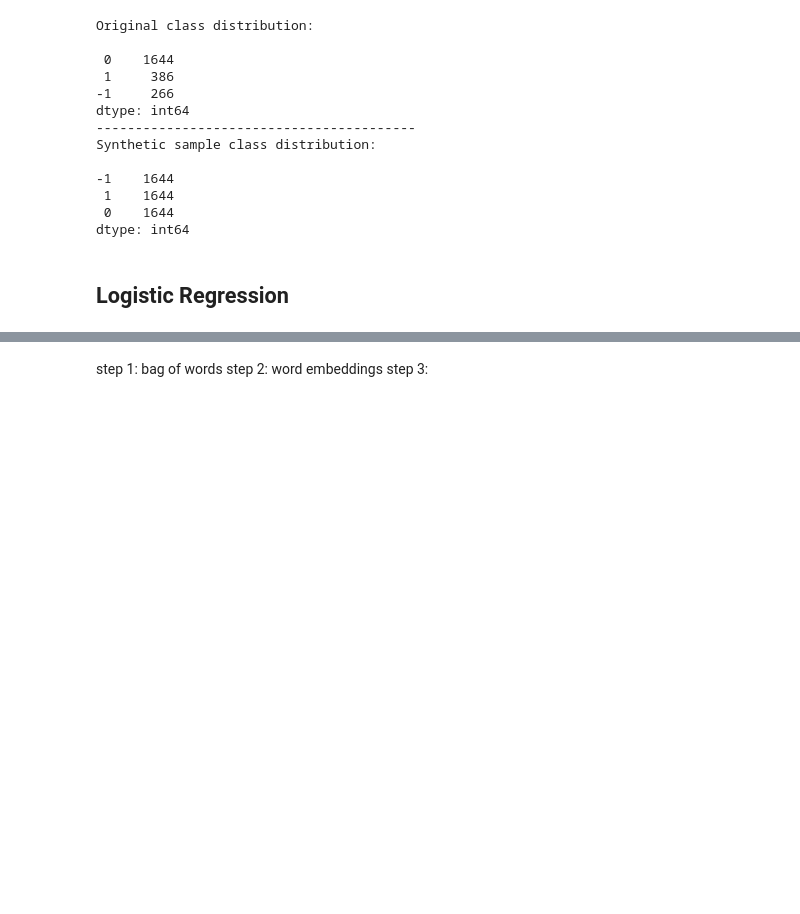
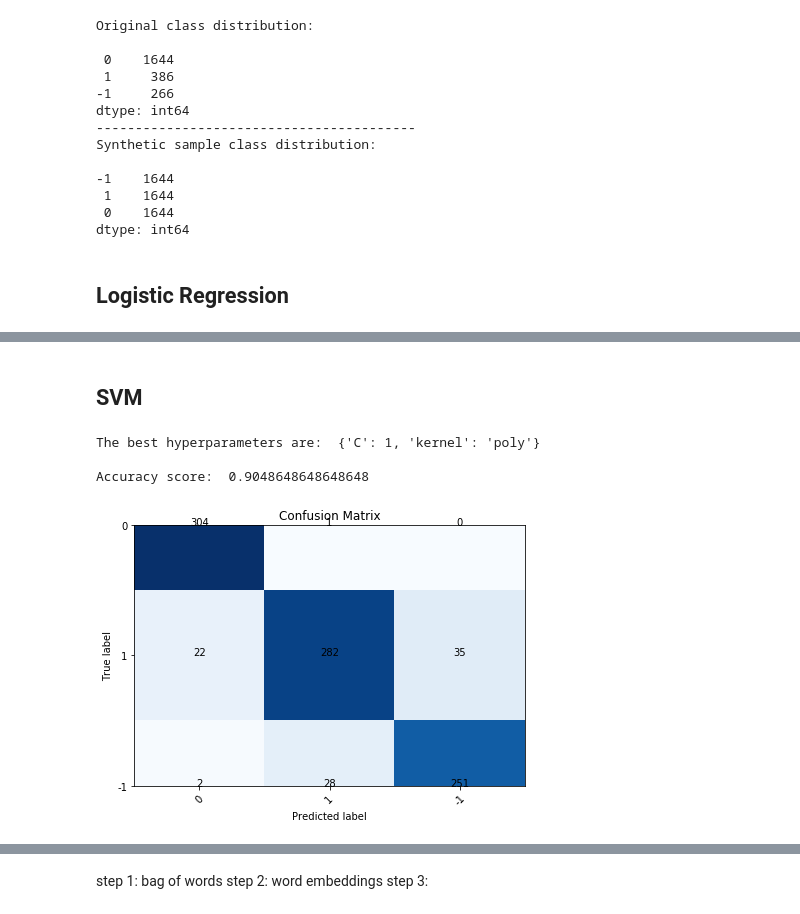
Before and after one commit to nielsbclausen/Counter-Point, a Jupyter notebook: CounterPoint.ipynb, the cells around one changed output, grey strips where cells are left out. Cells and saved outputs as stored; diff of their text form; code cells hidden in the pictures; blank space fills up the shorter version.

```diff
--- a/CounterPoint.ipynb
+++ b/CounterPoint.ipynb
@@ -621,0 +648,15 @@ ValueError: multiclass format is not supported
+# %% [markdown]
+## SVM
+# %%
+svm = Classification('SVM', X_train_v, X_val, y_train_v, y_val)
+
+param_grid = {"kernel":['linear', 'poly', 'rbf', 'sigmoid'],
+              "C":[1, 5, 20]}           # Inverse of regularization strength; must be a positive float. Like in support vector machines, smaller values specify stronger regularization
+
+svm.get_scores(param_grid,skf)
+svm.show_conf_matrix()
+# %% [output]
+The best hyperparameters are:  {'C': 1, 'kernel': 'poly'}
+
+Accuracy score:  0.9048648648648648
+[figure, added]
```
Also changed, not shown: parts of 16 cells of this notebook.
